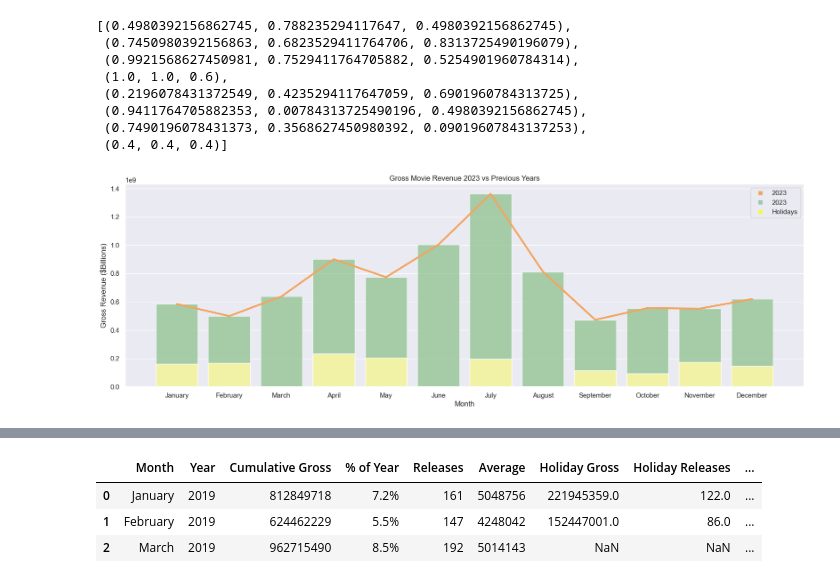
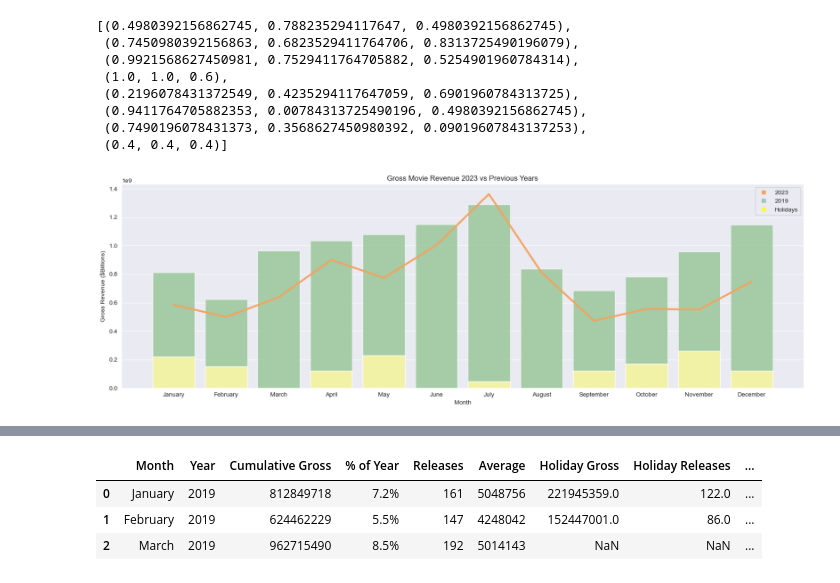
Before and after one commit to StarkArk/SnapCinema_2023, a Jupyter notebook: explore_movies_holidays.ipynb, the cells around one changed output, grey strips where cells are left out. Saved outputs shown, nothing was run; the diff lists cells and outputs as text; code cells hidden in the pictures.

```diff
--- a/explore_movies_holidays.ipynb
+++ b/explore_movies_holidays.ipynb
@@ -131,33 +125,33 @@ sns.color_palette("Accent")
 # %%
 # Plot Revenues
 import matplotlib.lines as mlines
 
 # Input years to compare
 reference_year = 2023      # Line plot input
-dropdown_year = 2023       # Barplot input/Dropdown Button
+dropdown_year = 2019       # Barplot input/Dropdown Button
 
 # Adjust Dataframes to Input years
 rev_2023 = reverse_rev[reverse_rev['Year'] == reference_year]
 rev_not_2023 = reverse_rev[reverse_rev['Year'] == dropdown_year]
 # Create figure
 plt.figure(figsize=(20, 6))
 sns.set_style('darkgrid')
 # layer the plots
 sns.barplot(data=rev_not_2023, x='Month', y='Cumulative Gross', hue='Year', palette = 'Accent', alpha = .7)
 sns.barplot(data=rev_not_2023, x='Month', y='Holiday Gross', hue='Year', palette = 'Accent_r', alpha = 1.0)
 sns.lineplot(data=rev_2023, x='Month', y='Cumulative Gross', color = 'sandybrown', linewidth = 3)
 # Legends/Labels
 plt.ylabel('Gross Revenue ($Billions)')
 drop_year = mlines.Line2D([], [], color='seagreen', marker='s', ls='', alpha=.35, label=f'{dropdown_year}')
 ref_year = mlines.Line2D([], [], color='sandybrown', marker='s', ls='', label=f'{reference_year}')
 holiday = mlines.Line2D([], [], color='yellow', marker='s', ls='', alpha=.7, label='Holidays')
 plt.legend(handles=[ref_year, drop_year, holiday])
 plt.title('Gross Movie Revenue 2023 vs Previous Years')
 
 # plt.savefig('Gross_Rev_Vis_Single')
 plt.show()
 # %% [output]
-[figure, old version]
+[figure, new version]
 # %%
 # Plot Revenues
 import matplotlib.lines as mlines
```
Also changed, not shown: parts of 17 cells of this notebook, 12 other files.
